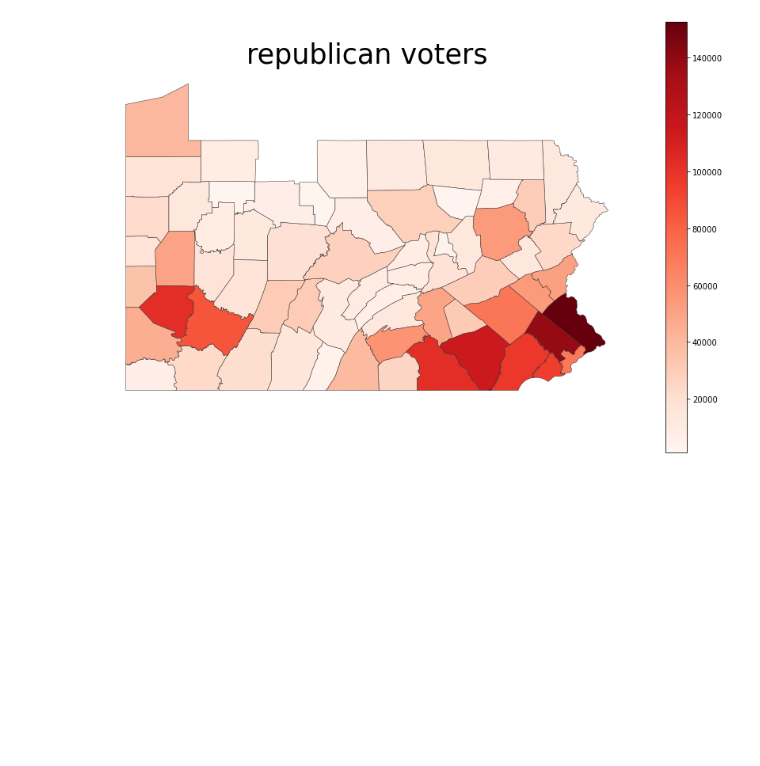
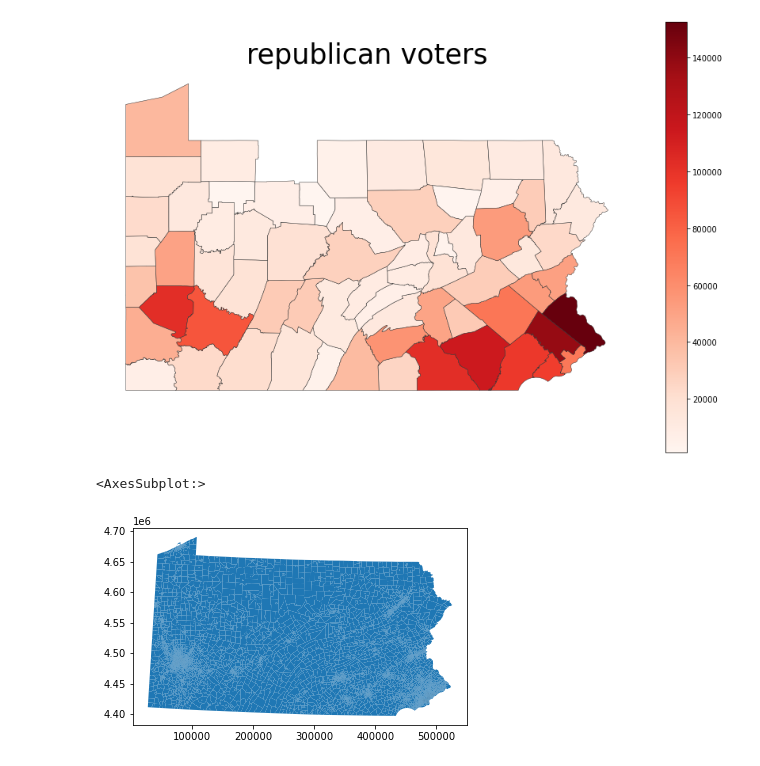
Before and after one commit to landandair/Election22_Data_Analysis, a Jupyter notebook: explore-data.ipynb, the cells around one changed output. Saved outputs shown, nothing was run; the diff lists cells and outputs as text; code cells hidden in the pictures; blank space fills up the shorter version.

Commit message:
added the precint plot

```diff
--- a/explore-data.ipynb
+++ b/explore-data.ipynb
@@ -93,3 +93,10 @@ repub_votes.plot(column='votes', cmap='Reds', linewidth=0.5, ax=ax, edgecolor='0
 plt.show()
 # %% [output]
 [figure]
+# %%
+gdf = gpd.read_file("PA.zip")
+# print(gdf.columns)
+gdf.plot()
+# %% [output]
+<AxesSubplot:>
+[figure, added]
```
